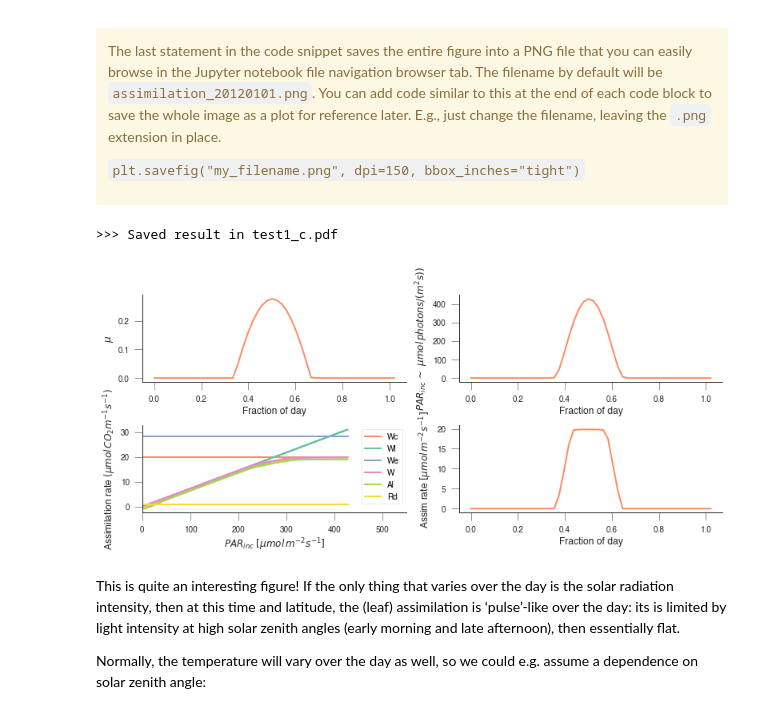
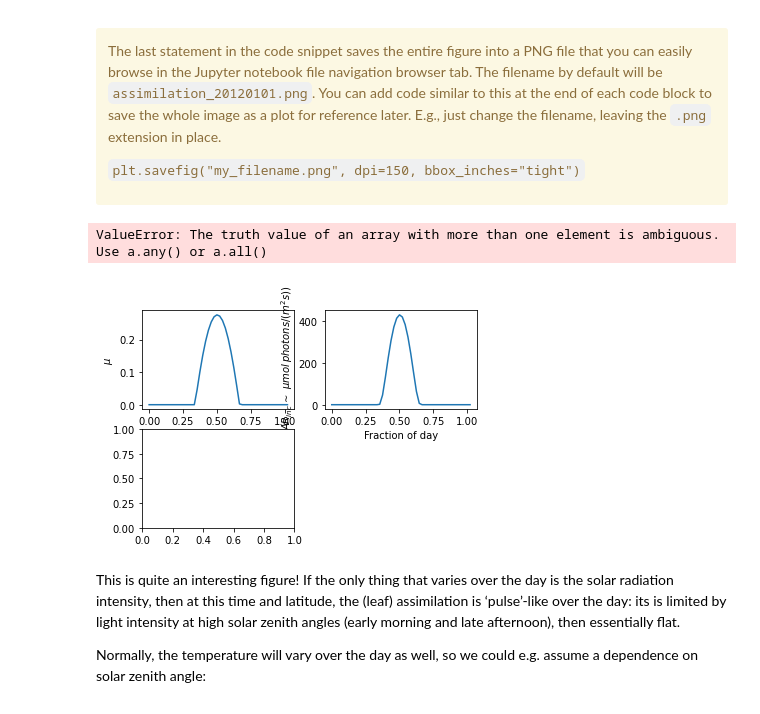
Before and after one commit to profLewis/geog0133-practicals, a Jupyter notebook: 03-Photosynthesis_Modelling_Practical.ipynb, the cells around one changed output. Cells and saved outputs as stored; diff of their text form; code cells hidden in the pictures.

```diff
--- a/03-Photosynthesis_Modelling_Practical.ipynb
+++ b/03-Photosynthesis_Modelling_Practical.ipynb
@@ -34,6 +57,6 @@ A starting point is to produce a function that uses the model in an easy way. Th
 # %%
-def do_photosynthesis(ipar=200.,Tc=None,co2_ppmv=390,n=100,name='a',x=None,xlabel=None,
-          C3=True, pft_type='C3 grass',plot=True):
+def do_photosynthesis(ipar=200.,Tc=None,co2_ppmv=390,n=100,
+          pft_type='C3 grass',plotter=None,x=None):
     '''
     A function to run the photosynthesis model.
 
@@ -52,7 +75,10 @@ def do_photosynthesis(ipar=200.,Tc=None,co2_ppmv=390,n=100,name='a',x=None,xlabe
     photo.data = np.zeros(n)
 
     # set plant type to C3
-    photo.C3 = np.zeros([n]).astype(bool) + C3
+    if pft_type == 'C4 grass':
+        photo.C3 = np.zeros([n]).astype(bool)
+    else:
+        photo.C3 = np.ones([n]).astype(bool)
 
     photo.Lcarbon = np.ones([n]) * 1
     photo.Rcarbon = np.ones([n]) * 1
@@ -81,6 +107,7 @@ def do_photosynthesis(ipar=200.,Tc=None,co2_ppmv=390,n=100,name='a',x=None,xlabe
             photo.Tc = Tc
     except:
         photo.Tc = Tc
+
     # initialise
     photo.initialise()
     # reset defaults
@@ -88,27 +115,8 @@ def do_photosynthesis(ipar=200.,Tc=None,co2_ppmv=390,n=100,name='a',x=None,xlabe
 
     # calculate leaf and canopy photosynthesis
     photo.photosynthesis()
+    if x == None:
+        x = photo.Tc
+    plotter = plotme(x,photo,plotter)
 
-    if plot:
-        # plot
-
-        if x is None:
-            x = photo.Tc
-        plt.plot( x, photo.Wc * 1e6,label='Wc')
-        plt.plot( x, photo.Wl * 1e6,label='Wl')
-        plt.plot( x, photo.We * 1e6,label='We')
-        plt.plot( x, photo.W * 1e6,label='W')
-        plt.plot( x, photo.Al* 1e6,label='Al')
-        plt.plot( x, photo.Rd* 1e6,label='Rd')
-
-        plt.ylabel('Assimilation rate $(\mu mol\, CO_2 m^{-1} s^{-1})$')
-        if xlabel is None:
-            plt.xlabel('Temperature (C)')
-        else:
-            plt.xlabel(xlabel)
-        plt.legend(loc='best', fontsize=10)
-        plt.savefig('test1_{:s}.png'.format(name))
-        print(">>> Saved result in test1_{:s}.pdf".format(name))
-    return photo
-
-photo = do_photosynthesis(name='a')
+    return photo,plotter
@@ -292,38 +507,37 @@ sp = plt.subplot( 2, 2, 1 )
 sp.plot(jd, np.cos(np.deg2rad(sza)), '-')
 sp.set_ylabel("$\mu$")
 sp.set_xlabel("Fraction of day")
 
 # assume PAR is 50% of downwelling radiation
 # and atmospheric optical thickness of PAR is 0.2
 # we multiply by cos(solar zenith) here to project
 # onto a flat surface (a 'big leaf')
 
 tau = 0.2
 mu = np.cos(np.deg2rad(sza))
 ipar = solar_radiation* 0.5 * np.exp(-tau/mu) * mu  # u mol(photons) / (m^2 s)
 sp = plt.subplot( 2, 2, 2 )
 sp.plot(jd,ipar, '-')
 sp.set_ylabel('$PAR_{inc}\,\sim$ $\mu mol\, photons/ (m^2 s))$')
 sp.set_xlabel("Fraction of day")
 
 sp = plt.subplot( 2, 2, 3 )
-p = do_photosynthesis( n=len(ipar),Tc=25.0,name='c', \
-                      ipar=ipar,co2_ppmv=390,x=ipar,\
-                      xlabel='$PAR_{inc}$ $[\mu mol\, m^{-2} s^{-1}]$')
+p = do_photosynthesis( n=len(ipar),Tc=25.0, \
+                      ipar=ipar,co2_ppmv=390,x=ipar)
 sp.set_xlim(0,550)
 sp = plt.subplot( 2, 2, 4 )
 # now plot Al + Rd over the day
 sp.plot(jd,(p.Al+p.Rd)*1.e6, '-')
 sp.set_ylabel('Assim rate $[\mu mol\, m^{-2} s^{-1}]$')
 sp.set_xlabel("Fraction of day")
 
 
 # Can save the figure to a PDF file
 
 plt.savefig("assimilation_20120101.png", dpi=150, bbox_inches="tight")
 # %% [output]
->>> Saved result in test1_c.pdf
+ValueError: The truth value of an array with more than one element is ambiguous. Use a.any() or a.all()
-[figure, old version]
+[figure, new version]
 # %% [markdown]
 This is quite an interesting figure! If the only thing that varies over the day is the solar radiation intensity, then at this time and latitude, the (leaf) assimilation is ‘pulse’-like over the day: its is limited by light intensity at high solar zenith angles (early morning and late afternoon), then essentially flat.
 
```
Also changed, not shown: parts of 23 cells of this notebook, 7 other files.
